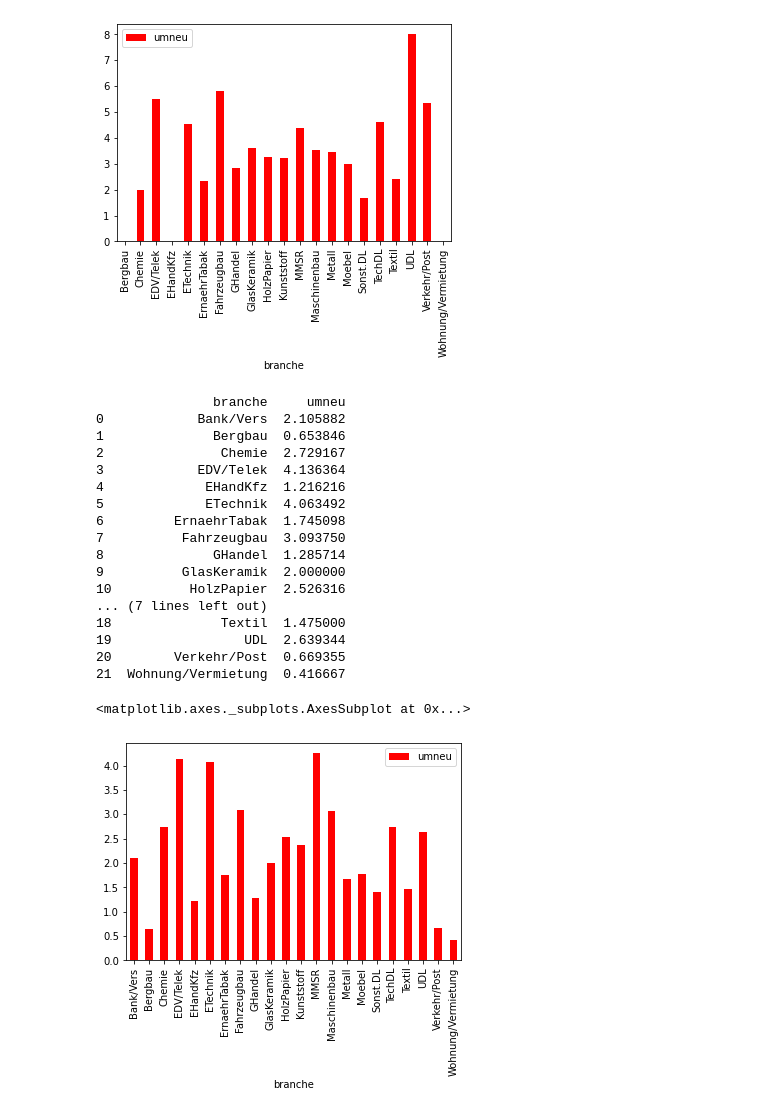
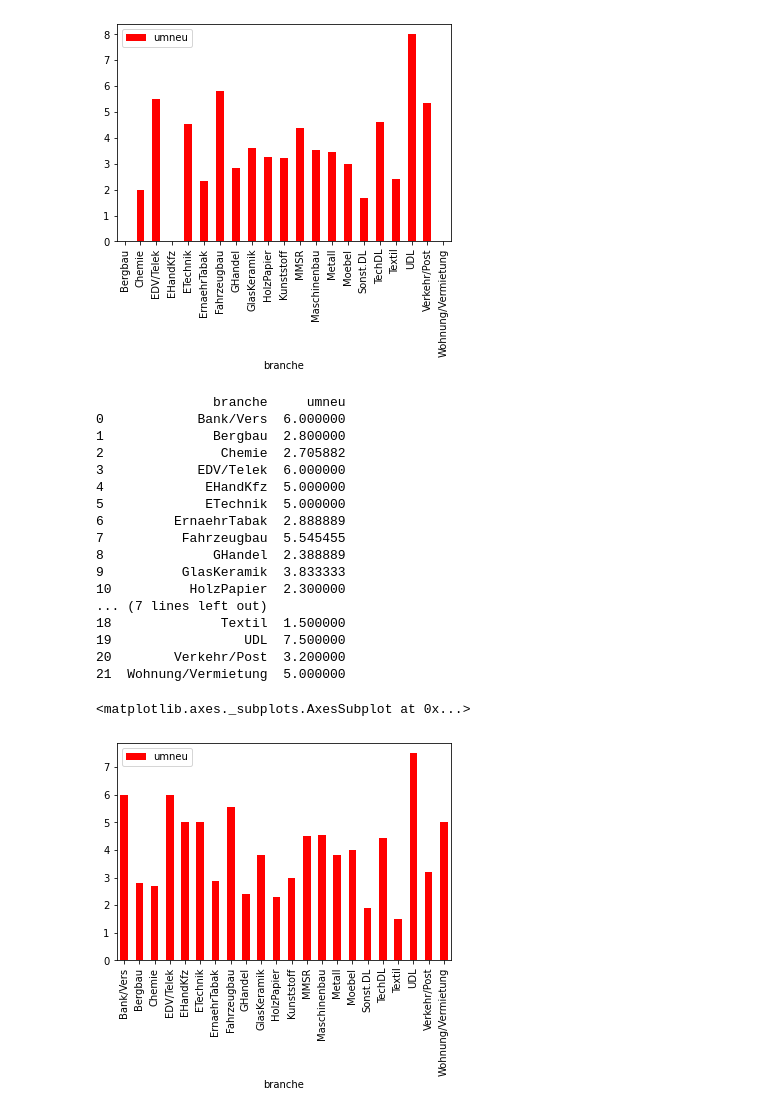
Before and after one commit to limarizon/Economics-and-Innovation-of-IP-Practica, a Jupyter notebook: script.ipynb, the cells around one changed output. Cells and saved outputs as stored; diff of their text form; code cells hidden in the pictures.

```diff
--- a/script.ipynb
+++ b/script.ipynb
@@ -210,30 +211,32 @@ prototypeAnalysis.plot(kind='bar', x='branche', y= 'umneu', color='red')
 # %%
 #Brands
 dfCommon3 = dataSet.filter(items=['branche', 'umneu', 'schutz3'])
 dfCommon3 = dfCommon3.replace(['x=0','0<x<5','5<=x<10','10<=x<15','15<=x<20',
                                            '20<=x<30','30<=x<50', '50<=x<75', '75<=x<=100'],
                                           [0,1,2,3,4,5,6,7,8])
+dfCommon3 = dfCommon3.loc[dfCommon3['schutz3']=='ja']
+
 dfCommon3['branche'].unique()
 brandsAnalysis = dfCommon3.groupby('branche', as_index=False)['umneu'].mean()
 print(brandsAnalysis)
 brandsAnalysis.plot(kind='bar', x='branche', y= 'umneu', color='red')
 # %% [output]
                branche     umneu
-0            Bank/Vers  2.105882
-1              Bergbau  0.653846
-2               Chemie  2.729167
-3            EDV/Telek  4.136364
-4             EHandKfz  1.216216
-5             ETechnik  4.063492
-6         ErnaehrTabak  1.745098
-7          Fahrzeugbau  3.093750
-8              GHandel  1.285714
-9          GlasKeramik  2.000000
-10          HolzPapier  2.526316
+0            Bank/Vers  6.000000
+1              Bergbau  2.800000
+2               Chemie  2.705882
+3            EDV/Telek  6.000000
+4             EHandKfz  5.000000
+5             ETechnik  5.000000
+6         ErnaehrTabak  2.888889
+7          Fahrzeugbau  5.545455
+8              GHandel  2.388889
+9          GlasKeramik  3.833333
+10          HolzPapier  2.300000
 ... (7 lines left out)
-18              Textil  1.475000
-19                 UDL  2.639344
-20        Verkehr/Post  0.669355
-21  Wohnung/Vermietung  0.416667
+18              Textil  1.500000
+19                 UDL  7.500000
+20        Verkehr/Post  3.200000
+21  Wohnung/Vermietung  5.000000
 <matplotlib.axes._subplots.AxesSubplot at 0x...>
-[figure, old version]
+[figure, new version]
```
Also changed, not shown: parts of 8 cells of this notebook.
